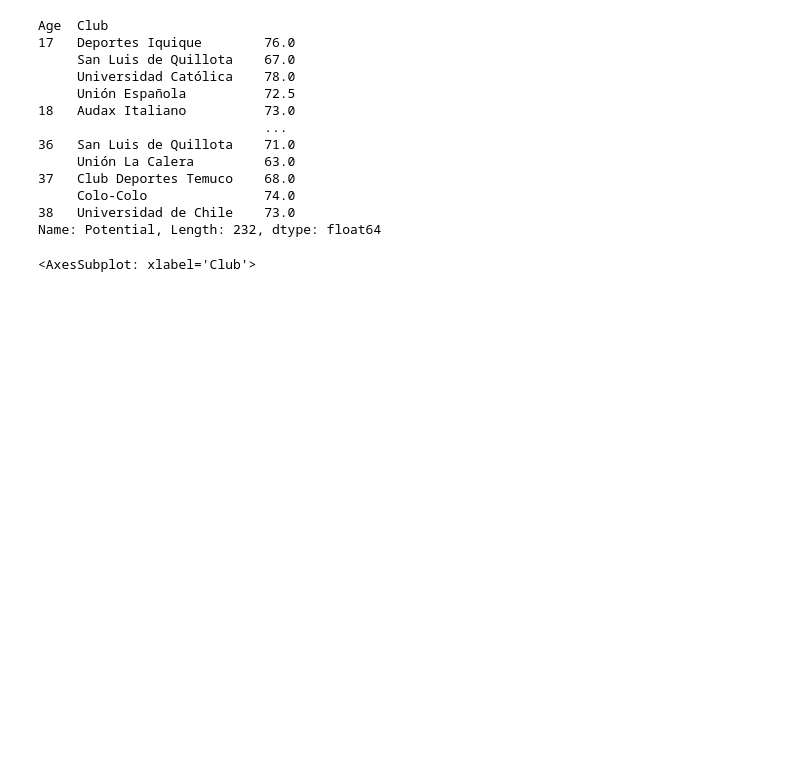
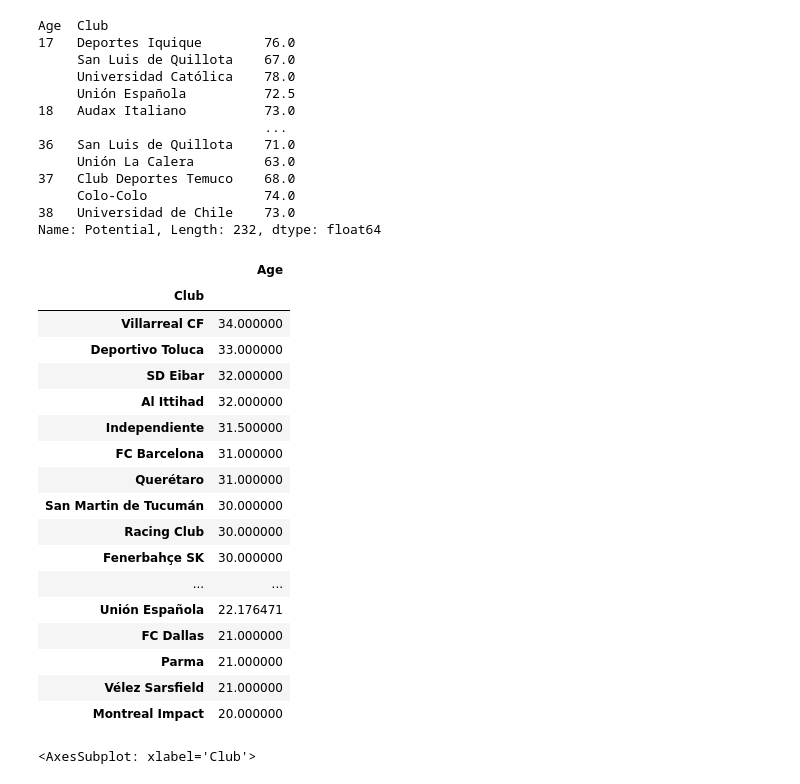
Before and after one commit to ijarpa/Data_Proyects, a Jupyter notebook: Python_Soccer_2019/Fifa_2.ipynb, the cells around one changed output. Drawn from its saved outputs; the diff is of its cells as text; code cells hidden in the pictures; blank space fills up the shorter version.

```diff
--- a/Python_Soccer_2019/Fifa_2.ipynb
+++ b/Python_Soccer_2019/Fifa_2.ipynb
@@ -116,5 +116,25 @@ Name: Potential, Length: 232, dtype: float64
 # %%
 import matplotlib.pyplot as plt
 # %%
-mean_age_chile = pd.pivot_table(chile,index='Club', values='Age', aggfunc='count').sort_values('Age',ascending=False)
+mean_age_chile = pd.pivot_table(chile,index='Club', values='Age', aggfunc='mean').sort_values('Age',ascending=False)
+mean_age_chile
+# %% [output]
+|  | Age |
+| Club |  |
+| Villarreal CF | 34.000000 |
+| Deportivo Toluca | 33.000000 |
+| SD Eibar | 32.000000 |
+| Al Ittihad | 32.000000 |
+| Independiente | 31.500000 |
+| FC Barcelona | 31.000000 |
+| Querétaro | 31.000000 |
+| San Martin de Tucumán | 30.000000 |
+| Racing Club | 30.000000 |
+| Fenerbahçe SK | 30.000000 |
+| ... | ... |
+| Unión Española | 22.176471 |
+| FC Dallas | 21.000000 |
+| Parma | 21.000000 |
+| Vélez Sarsfield | 21.000000 |
+| Montreal Impact | 20.000000 |
 # %%
```
Also changed, not shown: parts of 1 cell of this notebook, 24 other files.
